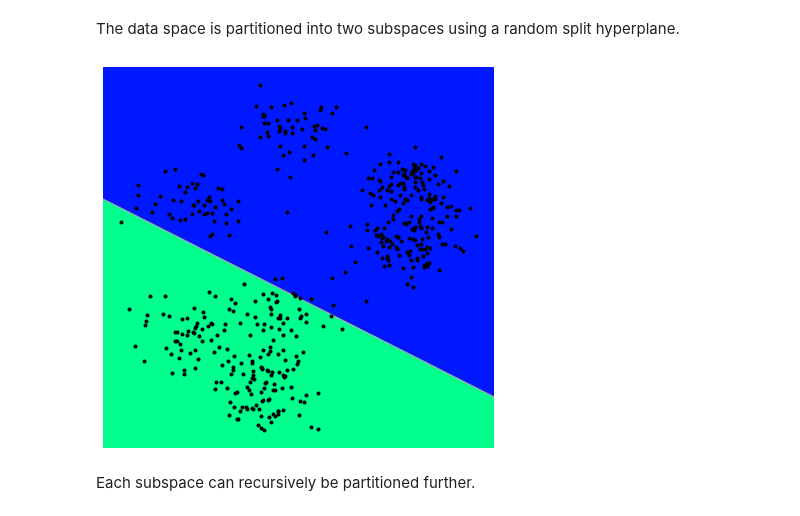
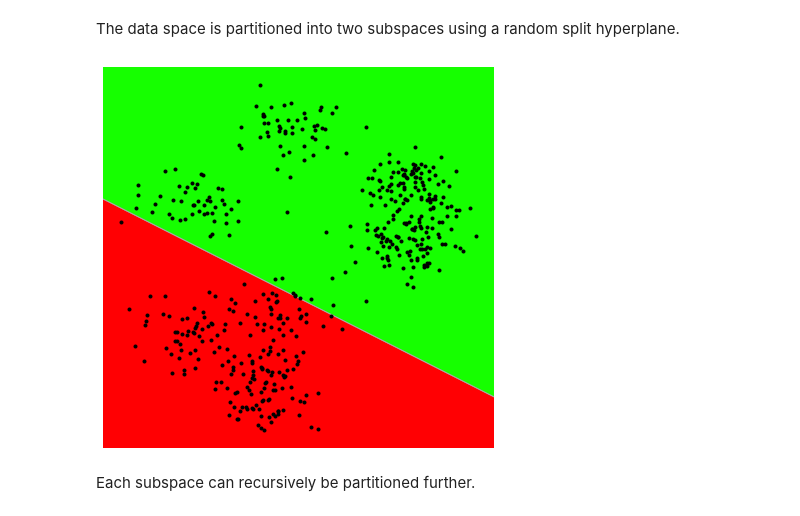
Before and after one commit to bittremieux/ANN-SoLo, a Jupyter notebook: notebooks/ann_index.ipynb, the cells around one changed output. Saved outputs shown, nothing was run; the diff lists cells and outputs as text; code cells hidden in the pictures.

Commit message:
Same node colors for intermediate and final tree

```diff
--- a/notebooks/ann_index.ipynb
+++ b/notebooks/ann_index.ipynb
@@ -30,6 +30,7 @@ class TreeNode:
         self.left = None
         self.right = None
         self.num_descendants = 0
+        self.level = parent.level + 1 if parent is not None else 0
 
         self.points = points
         self.surface = (
@@ -80,7 +81,8 @@ def dfs_tree(root):
         if node.left is not None:
             stack.append(node.left)
 # %%
-def plot_subspaces(node, query=None, colormap='gist_rainbow', filename=None):
+def plot_subspaces(node, query=None, colormap='gist_rainbow',
+                   level=None, filename=None):
     fig, ax = plt.subplots(figsize=(7, 7))
 
     # plot the points
@@ -101,9 +103,10 @@ def plot_subspaces(node, query=None, colormap='gist_rainbow', filename=None):
                 not current_node.surface.contains(query_point):
             color = 'white'
 
-        ax.add_patch(descartes.PolygonPatch(
-                current_node.surface, facecolor=color,
-                edgecolor='darkgray', zorder=0))
+        if level is None or current_node.level <= level:
+            ax.add_patch(descartes.PolygonPatch(
+                    current_node.surface, facecolor=color,
+                    edgecolor='darkgray', zorder=0))
 
     ax.xaxis.set_visible(False)
     ax.yaxis.set_visible(False)
@@ -186,10 +193,10 @@ query = (-7, -2.8)
 The data space is partitioned into two subspaces using a random split hyperplane.
 # %%
 np.random.seed(1)
-root = TreeNode(points, level=1)
-plot_subspaces(root, filename='index-subspaces_level1.pdf')
+root = TreeNode(points)
+plot_subspaces(root, level=1, filename='index-subspaces_level1.pdf')
 # %% [output]
-[figure, old version]
+[figure, new version]
 # %% [markdown]
 Each subspace can recursively be partitioned further.
 # %%
```
Also changed, not shown: parts of 2 cells of this notebook.
